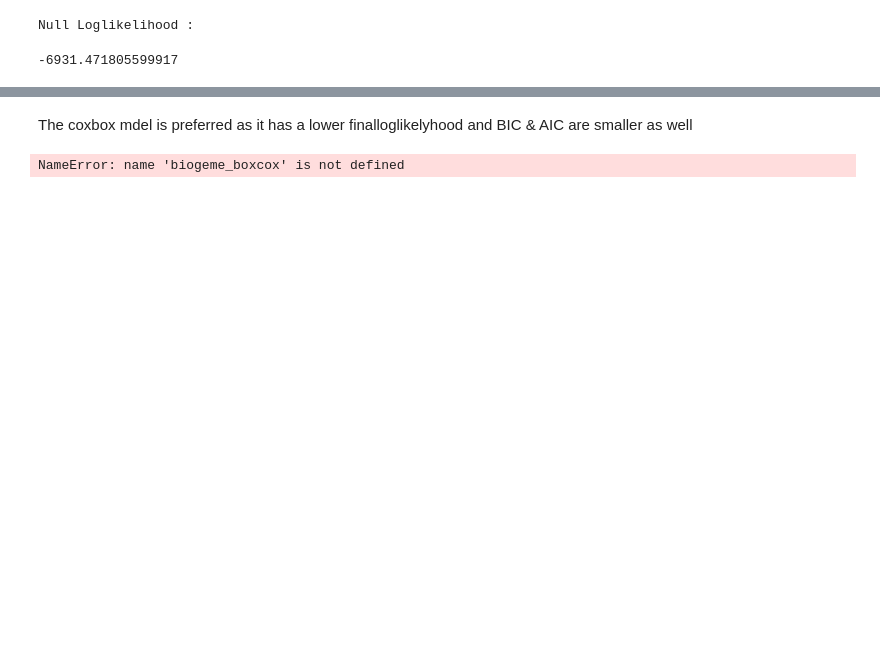
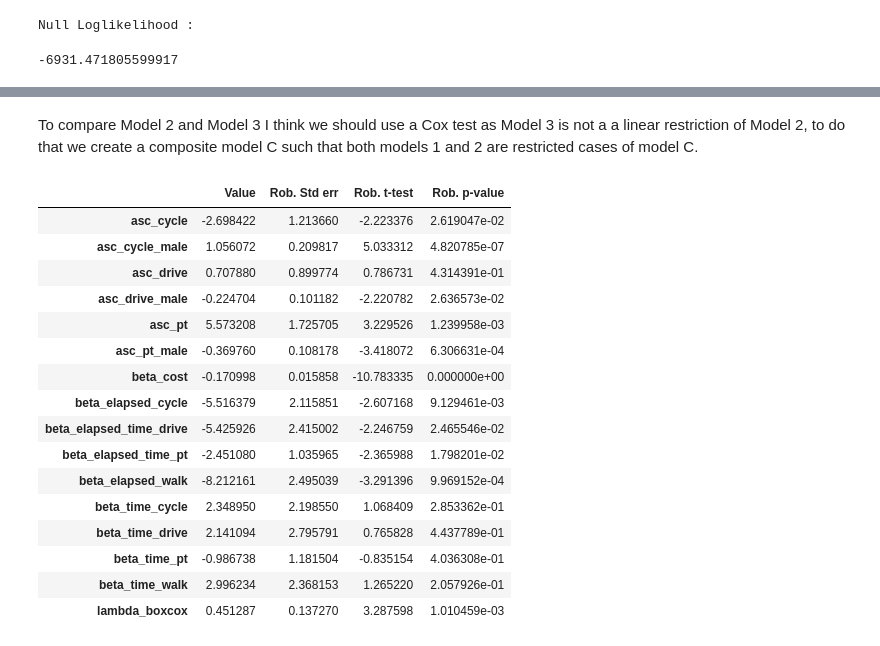
Before and after one commit to GustavePellier/MMOB, a Jupyter notebook: Model 3 - Salome and Thomas.ipynb, the cells around one changed output, grey strips where cells are left out. Cells and saved outputs as stored; diff of their text form; code cells hidden in the pictures; blank space fills up the shorter version.

```diff
--- a/Model 3 - Salome and Thomas.ipynb
+++ b/Model 3 - Salome and Thomas.ipynb
@@ -574,6 +638,45 @@ Nbr of threads: 16
-# %% [markdown]
-The coxbox mdel is preferred as it has a lower finalloglikelyhood and BIC & AIC are smaller as well
-# %%
-help( biogeme_boxcox)
-# %% [output]
-NameError: name 'biogeme_boxcox' is not defined
+# %% [markdown]
+To compare Model 2 and Model 3 I think we should use a Cox test as Model 3 is not a a linear restriction of Model 2, to do that we create a composite model C such that both models 1 and 2 are restricted cases of model C.
+# %%
+v_walk_model2= beta_time_walk * time_walk
+v_cycle_model2= segmented_asc_cycle + beta_time_cycle * time_cycle
+v_pt_model2= segmented_asc_pt + beta_time_pt * time_pt + beta_cost * cost_pt
+v_drive_model2= segmented_asc_drive + beta_time_drive * time_drive + beta_cost * cost_drive
+
+
+v_walk_model3 = beta_elapsed_time_walk * boxcox_time_walk
+v_cycle_model3  = segmented_asc_cycle + beta_elapsed_time_cycle * boxcox_time_cycle
+v_pt_model3  = segmented_asc_pt + beta_elapsed_time_pt * boxcox_time_pt   + beta_cost * cost_pt
+v_drive_model3  = segmented_asc_drive + beta_elapsed_time_drive * boxcox_time_drive + beta_cost * cost_drive
+
+
+v_walk_model_generic = beta_time_walk * time_walk + beta_elapsed_time_walk * boxcox_time_walk
+v_cycle_model_generic = segmented_asc_cycle + beta_time_cycle * time_cycle +  beta_elapsed_time_cycle * boxcox_time_cycle
+v_pt_model_generic = segmented_asc_pt + beta_time_pt * time_pt + beta_cost * cost_pt + beta_elapsed_time_pt * boxcox_time_pt
+v_drive_model_generic = segmented_asc_drive + beta_time_drive * time_drive + beta_cost * cost_drive + beta_elapsed_time_drive * boxcox_time_drive
+# %%
+V_model_generic = {1: v_walk_model_generic , 2: v_cycle_model_generic, 3: v_pt_model_generic, 4: v_drive_model_generic}
+logprob_model_generic = models.loglogit(V_model_generic, av, travel_mode)
+biogeme_model_generic = bio.BIOGEME(database, logprob_model_generic)
+biogeme_model_generic.modelName = 'Model_generic'
+all_results['Model_generic'] = biogeme_model_generic.estimate()
+results_model_generic = biogeme_model_generic.estimate()
+results_model_generic.getEstimatedParameters()
+# %% [output]
+|  | Value | Rob. Std err | Rob. t-test | Rob. p-value |
+| asc_cycle | -2.698422 | 1.213660 | -2.223376 | 2.619047e-02 |
+| asc_cycle_male | 1.056072 | 0.209817 | 5.033312 | 4.820785e-07 |
+| asc_drive | 0.707880 | 0.899774 | 0.786731 | 4.314391e-01 |
+| asc_drive_male | -0.224704 | 0.101182 | -2.220782 | 2.636573e-02 |
+| asc_pt | 5.573208 | 1.725705 | 3.229526 | 1.239958e-03 |
+| asc_pt_male | -0.369760 | 0.108178 | -3.418072 | 6.306631e-04 |
+| beta_cost | -0.170998 | 0.015858 | -10.783335 | 0.000000e+00 |
+| beta_elapsed_cycle | -5.516379 | 2.115851 | -2.607168 | 9.129461e-03 |
+| beta_elapsed_time_drive | -5.425926 | 2.415002 | -2.246759 | 2.465546e-02 |
+| beta_elapsed_time_pt | -2.451080 | 1.035965 | -2.365988 | 1.798201e-02 |
+| beta_elapsed_walk | -8.212161 | 2.495039 | -3.291396 | 9.969152e-04 |
+| beta_time_cycle | 2.348950 | 2.198550 | 1.068409 | 2.853362e-01 |
+| beta_time_drive | 2.141094 | 2.795791 | 0.765828 | 4.437789e-01 |
+| beta_time_pt | -0.986738 | 1.181504 | -0.835154 | 4.036308e-01 |
+| beta_time_walk | 2.996234 | 2.368153 | 1.265220 | 2.057926e-01 |
+| lambda_boxcox | 0.451287 | 0.137270 | 3.287598 | 1.010459e-03 |
```
Also changed, not shown: parts of 30 cells of this notebook.
